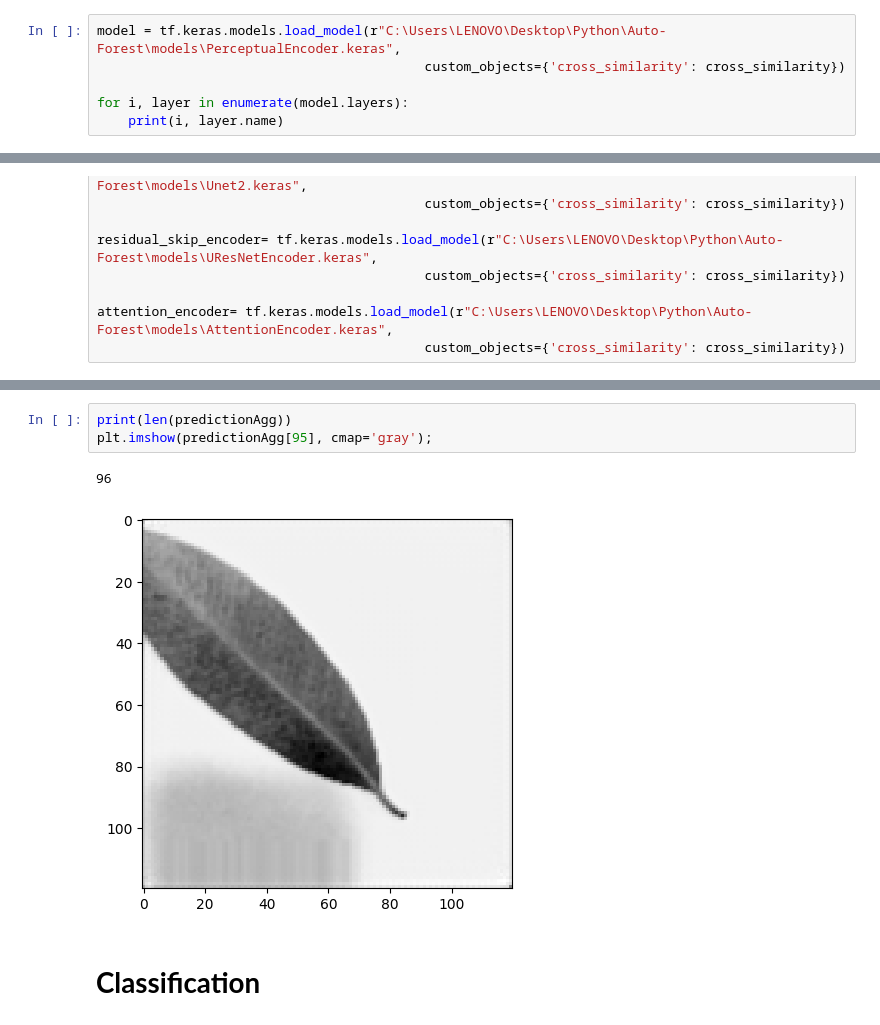
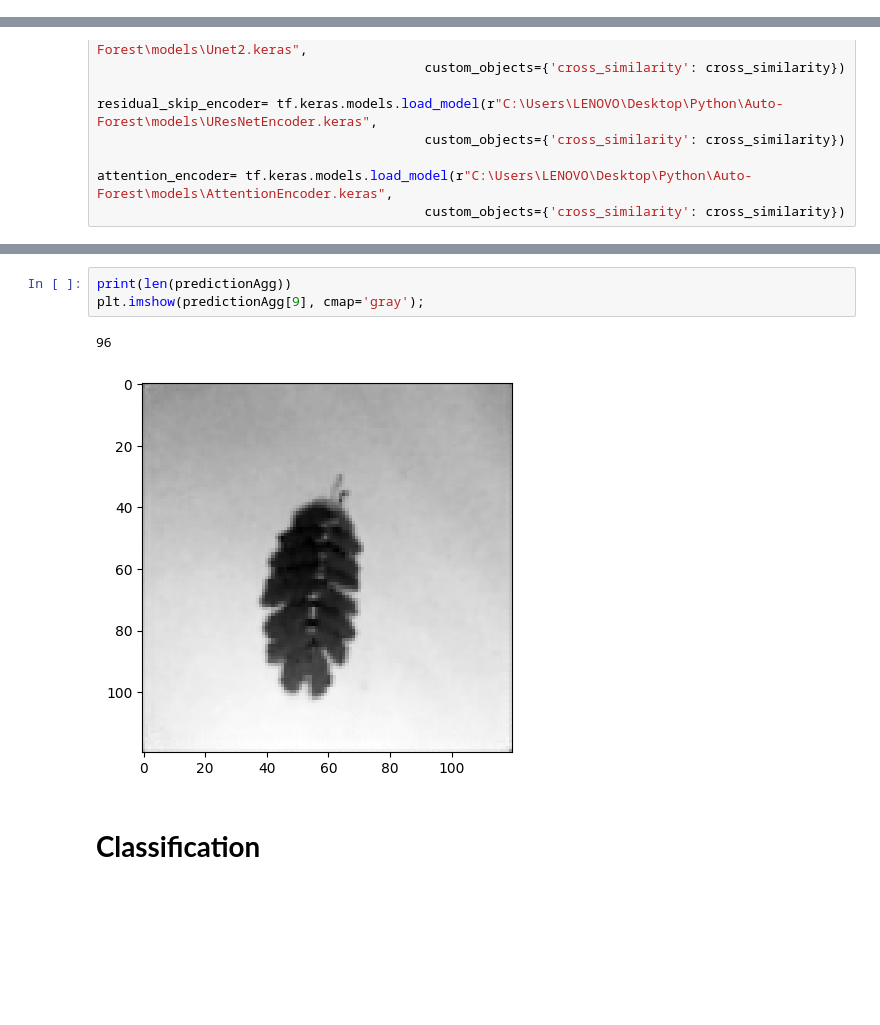
Before and after one commit to DarshilPungalia/Auto-Forest, a Jupyter notebook: autoforest.ipynb, the cells around one changed output, grey strips where cells are left out. Cells and saved outputs as stored; diff of their text form; blank space fills up the shorter version.

```diff
--- a/autoforest.ipynb
+++ b/autoforest.ipynb
@@ -1019,9 +845,3 @@ plt.imshow(prediction6[0], cmap='gray');
 [figure]
 # %%
 attentionEncoder.save(r'models\AttentionEncoder.keras')
-# %%
-model = tf.keras.models.load_model(r"C:\Users\LENOVO\Desktop\Python\Auto-Forest\models\PerceptualEncoder.keras",
-                                          custom_objects={'cross_similarity': cross_similarity})
-
-for i, layer in enumerate(model.layers):
-    print(i, layer.name)
@@ -1103,8 +908,8 @@ predictionAgg = ensemble_prediction(models, trainData.take(1), method='average')
 # %%
 print(len(predictionAgg))
-plt.imshow(predictionAgg[95], cmap='gray');
+plt.imshow(predictionAgg[9], cmap='gray');
 # %% [output]
 96
-[figure, old version]
+[figure, new version]
 # %% [markdown]
 # **Classification**
```
Also changed, not shown: parts of 37 cells of this notebook.
